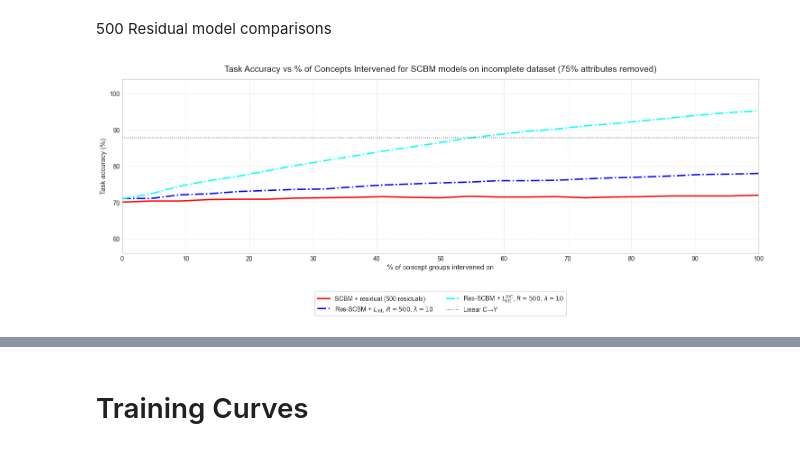
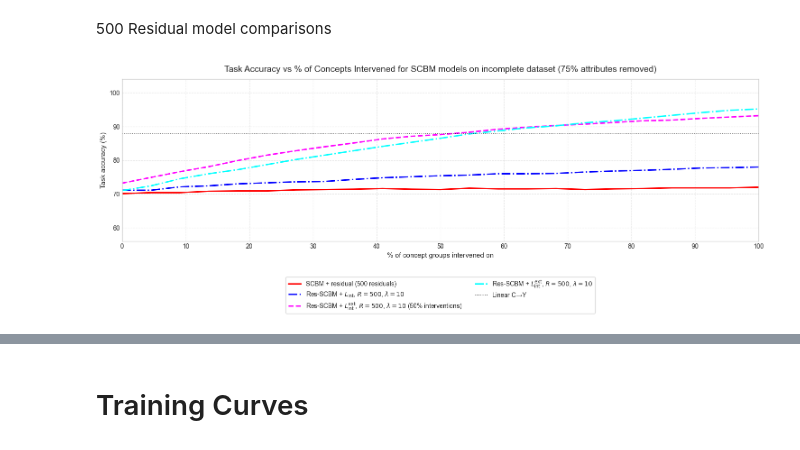
Before and after one commit to stephenmarcou/SCBM_implementation, a Jupyter notebook: results.ipynb, the cells around one changed output, grey strips where cells are left out. Saved outputs shown, nothing was run; the diff lists cells and outputs as text; code cells hidden in the pictures.

```diff
--- a/results.ipynb
+++ b/results.ipynb
@@ -1483,6 +1723,15 @@ ax.plot(
     label=r"Res-SCBM + $L_{\mathrm{int}}$, $R=500$, $\lambda=10$",
 )
 
+ax.plot(
+    concepts_intervened_pct,
+    y_accuracies_list_scbm_075_residual_500_L_int_extension_loss_10_fixed_half_interventions,
+    color="magenta",
+    linewidth=2.2,
+    markersize=6,
+    linestyle="--",
+    label=r"Res-SCBM + $L_{\mathrm{int}}^{\mathrm{ext}}$, $R=500$, $\lambda=10$ (50% interventions)",
+)
 
 ax.plot(
     concepts_intervened_pct,
@@ -1504,34 +1753,34 @@ ax.axhline(
 )
 
 
 
 
 ax.set_title(
     "Task Accuracy vs % of Concepts Intervened for SCBM models on incomplete dataset (75% attributes removed)",
     fontsize=14,
     pad=12,
 )
 ax.set_xlabel("% of concept groups intervened on", fontsize=11)
 ax.set_ylabel("Task accuracy (%)", fontsize=11)
 ax.xaxis.set_major_locator(MaxNLocator(integer=True, prune=None, nbins=11))
 ax.set_xlim(0, 100)
 
 y_min = 60
 y_max = 100
 pad = max((y_max - y_min) * 0.1, 0.5)
 ax.set_ylim(y_min - pad, y_max + pad)
 ax.grid(True, which="major", linestyle="--", alpha=0.45)
 ax.legend(
     loc="upper center",
     bbox_to_anchor=(0.5, -0.2),
     ncol=2,  # spread across columns
     frameon=True
 )
 fig.tight_layout()
 fig.savefig("plots/500_res_models.png", dpi=300, bbox_inches="tight")
 plt.show()
 # %% [output]
-[figure, old version]
+[figure, new version]
 # %%
 def extract_epoch_accuracies(full_model_path):
     epoch_accuracies = []
```
Also changed, not shown: parts of 10 cells of this notebook, 7 other files.
